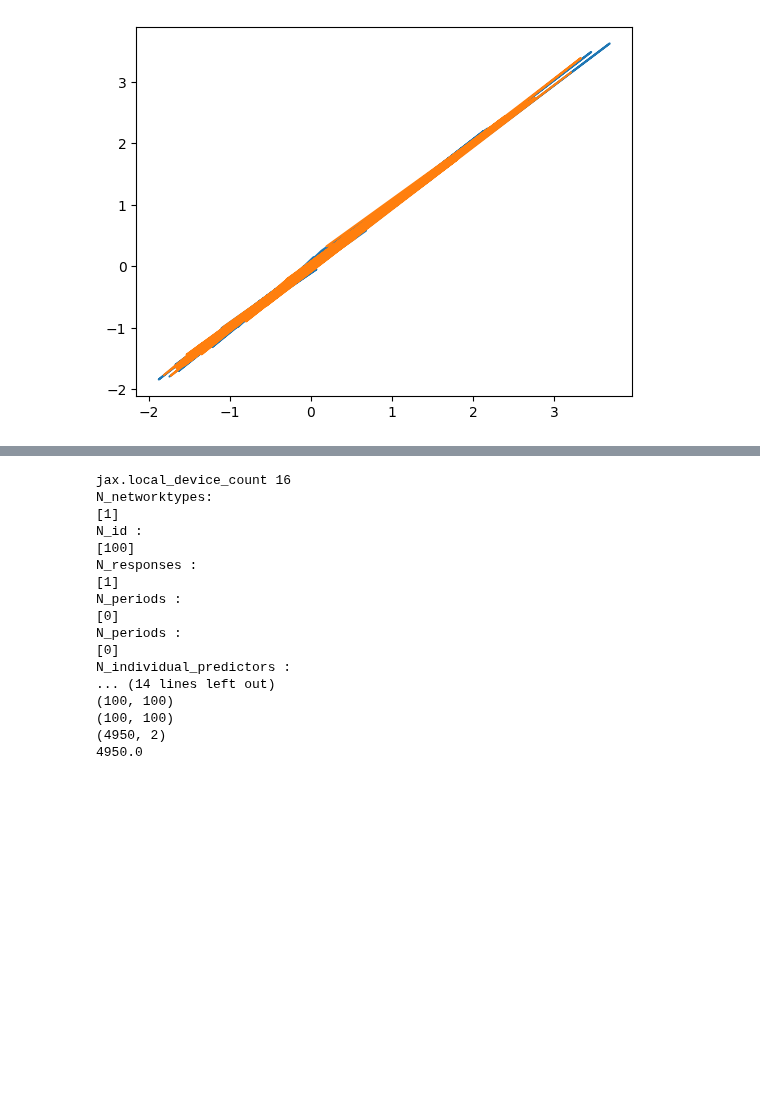
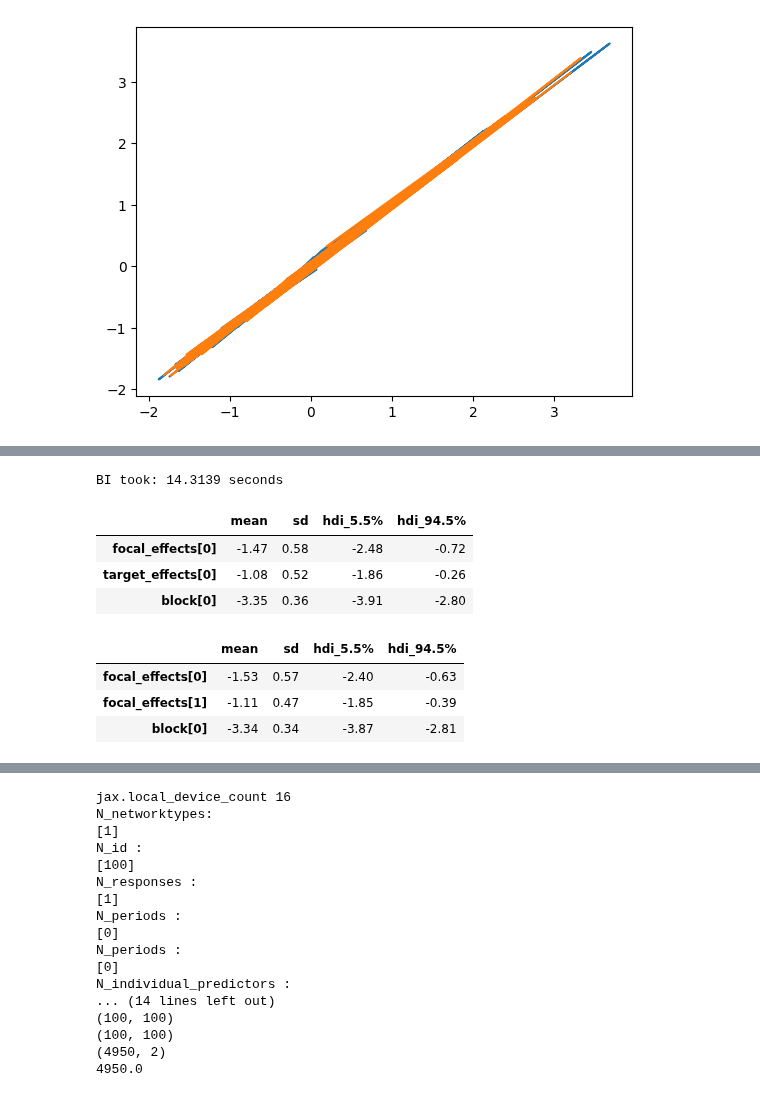
Before and after one commit to BGN-for-ASNA/BI, a Jupyter notebook: bi/Network simulation.ipynb, the cells around one changed output, grey strips where cells are left out. Drawn from its saved outputs; the diff is of its cells as text; code cells hidden in the pictures; blank space fills up the shorter version.

```diff
--- a/bi/Network simulation.ipynb
+++ b/bi/Network simulation.ipynb
@@ -167,0 +286,4 @@ plt.plot(jnp.mean(jnp.array(res['posterior']['d']), axis = 1)[0,:,1],
+# %%
+data['outcomes'] = data['outcomes'].reshape(50,50).T
+outcomes = bi.net.mat_to_edgl(data['outcomes'] )
+data['outcomes']
@@ -167,0 +313,8 @@ plt.plot(jnp.mean(jnp.array(res['posterior']['d']), axis = 1)[0,:,1],
+# %%
+sr_raw =  dist.normal(0, 1, shape=(2, 50), name = 'sr_raw', sample = True)
+sr_sigma =  dist.exponential( 1, shape= (2,), name = 'sr_sigma', sample = True)
+sr_L = dist.lkjcholesky(2, 2, name = "sr_L", sample = True)
+rf = ((sr_sigma * sr_L) @ sr_raw).T
+# %%
+sr = bi.net.vec_node_to_edgle(terms  + rf)
+bi.net.edgl_to_mat(sr, 50)
@@ -167,0 +349,4 @@ plt.plot(jnp.mean(jnp.array(res['posterior']['d']), axis = 1)[0,:,1],
+# %%
+focal_effects = dist.normal(0, 1, shape=(2,), sample = True, name = 'focal_effects', seed = 0)
+#terms = jnp.stack([focal_effects @ focal_individual_predictors, target_effects @  target_individual_predictors], axis = -1)
+focal_effects[0] * focal_individual_predictors
@@ -167,0 +364,57 @@ plt.plot(jnp.mean(jnp.array(res['posterior']['d']), axis = 1)[0,:,1],
+# %%
+@jit
+def logit(x):
+    return jnp.log(x / (1 - x))
+#numpyro.sample("gr", dist.MultivariateNormal(0, cov).expand([N_households]))
+def model(N_id, result_outcomes,focal_individual_predictors, target_individual_predictors):
+    ## Block ---------------------------------------
+    B = numpyro.sample("block", numpyro.distributions.Normal(logit(0.1/jnp.sqrt(N_id)), 2.5).expand([1]))
+    focal_effects =  numpyro.sample("focal_effects", numpyro.distributions.Normal(0, 1).expand([1]))
+    target_effects =   numpyro.sample("target_effects", numpyro.distributions.Normal( 0, 1).expand([1]))
+    terms = jnp.stack([focal_effects @ focal_individual_predictors, target_effects @  target_individual_predictors], axis = -1)
+    #sr_rf, sr_raw, sr_sigma, sr_L = bi.net.nodes_random_effects(sr_terms.shape[0], cholesky_density = 2)
+
+    sr_raw =   numpyro.sample("sr_raw", numpyro.distributions.Normal(0, 1).expand([2,N_id]))
+    sr_sigma =  numpyro.sample("sr_sigma", numpyro.distributions.Exponential( 1).expand([2]))
+    sr_L = numpyro.sample("sr_L", numpyro.distributions.LKJCholesky(2, 2))
+        #rf = vmap(lambda x: factor.random_centered(sr_sigma, sr_L, x))(sr_raw)
+    rf = numpyro.deterministic('sr_rf', ((sr_sigma * sr_L) @ sr_raw).T)
+
+    sr = bi.net.vec_node_to_edgle(terms  + rf)
+    ##print(sr.shape)
+
+    ### Dyadic--------------------------------------
+    dr_terms = jnp.zeros_like (sr, dtype=jnp.float32)
+    rf, dr_raw, dr_sigma, dr_L = bi.net.dyadic_random_effects(dr_terms.shape[0], cholesky_density = 2)
+    dr = dr_terms + rf
+    #dr = bi.net.edgl_to_mat(dr,N_id)
+    #print(dr.shape)
+
+    ## SR ---------------------------------------
+    lk('Y', Poisson(jnp.exp(B[0] + sr + dr)), obs=result_outcomes)
+
+m.data_on_model = dict(
+    N_id = 50,
+    result_outcomes = bi.net.mat_to_edgl(data['outcomes'].reshape(50,50).T),
+    focal_individual_predictors = data['individual_predictors'],
+    target_individual_predictors = data['individual_predictors'],
+)
+
+m.run(model)
+summary = m.summary()
+summary.loc[['focal_effects[0]', 'target_effects[0]', 'block[0]',]]
+# focal_effects = -1.9,
+# target_effects =  1.3
+# %% [output]
+BI took: 14.3139 seconds
+|  | mean | sd | hdi_5.5% | hdi_94.5% |
+| focal_effects[0] | -1.47 | 0.58 | -2.48 | -0.72 |
+| target_effects[0] | -1.08 | 0.52 | -1.86 | -0.26 |
+| block[0] | -3.35 | 0.36 | -3.91 | -2.80 |
+# %%
+summary.loc[['focal_effects[0]', 'focal_effects[1]', 'block[0]',]]
+# %% [output]
+|  | mean | sd | hdi_5.5% | hdi_94.5% |
+| focal_effects[0] | -1.53 | 0.57 | -2.40 | -0.63 |
+| focal_effects[1] | -1.11 | 0.47 | -1.85 | -0.39 |
+| block[0] | -3.34 | 0.34 | -3.87 | -2.81 |
```
Also changed, not shown: parts of 22 cells of this notebook, 4 other files.
